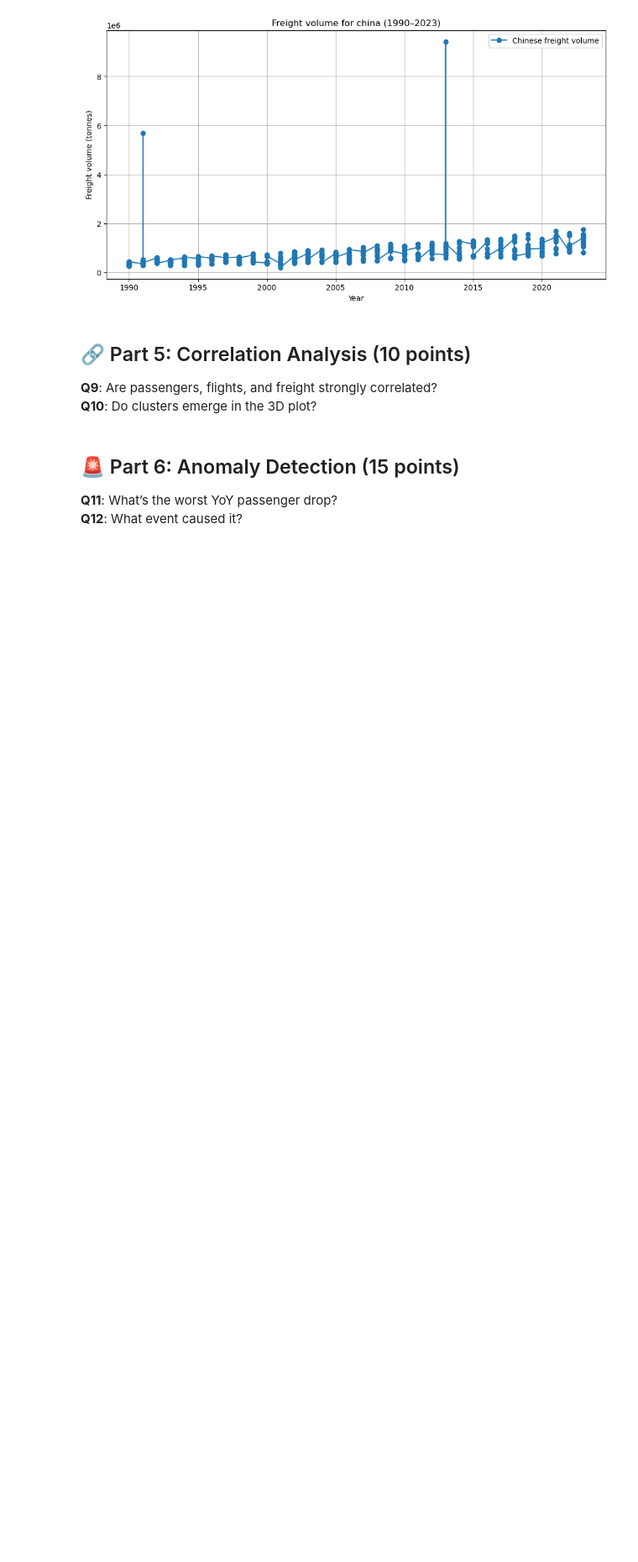
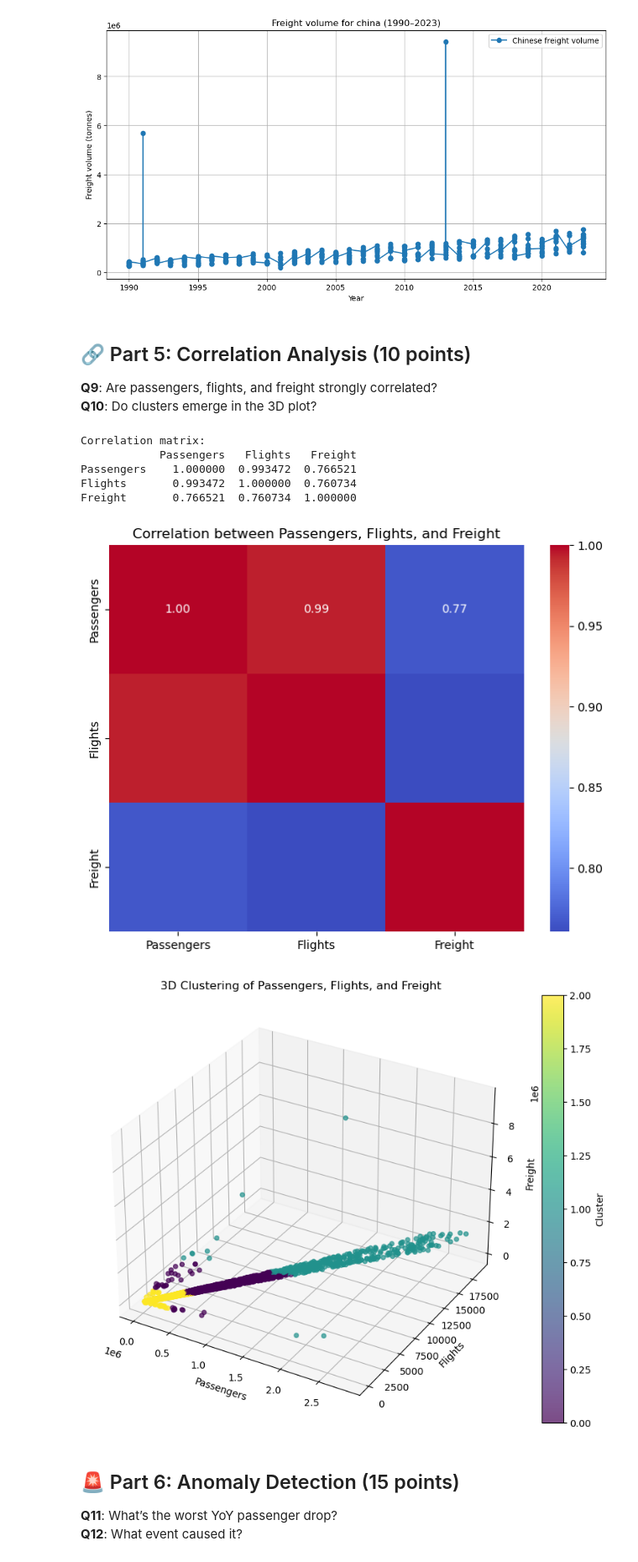
Before and after one commit to WRH-05/RobAI2, a Jupyter notebook: challenges/code/challenge-robai-1.ipynb, the cells around one changed output. Shown at 84% size. Drawn from its saved outputs; the diff is of its cells as text; code cells hidden in the pictures; blank space fills up the shorter version.

Commit message:
Implement code changes to enhance functionality and improve performance, anyways it's a fucking mess, my response order isn't in line witht the questions and some of my answers are still questionable.

```diff
--- a/challenges/code/challenge-robai-1.ipynb
+++ b/challenges/code/challenge-robai-1.ipynb
@@ -258,6 +281,43 @@ plt.show()
 ## 🔗 Part 5: Correlation Analysis (10 points)
  **Q9**: Are passengers, flights, and freight strongly correlated?
  **Q10**: Do clusters emerge in the 3D plot?
+# %%
+# Q9: Correlation analysis between Passengers, Flights, and Freight
+correlation_matrix = a[['Passengers', 'Flights', 'Freight']].corr()
+print("Correlation matrix:")
+print(correlation_matrix)
+
+# Visualize the correlation matrix using a heatmap
+plt.figure(figsize=(8, 6))
+sns.heatmap(correlation_matrix, annot=True, cmap='coolwarm', fmt='.2f')
+plt.title('Correlation between Passengers, Flights, and Freight')
+plt.show()
+
+# Q10: 3D clustering plot for Passengers, Flights, and Freight
+# Perform clustering (e.g., 3 clusters)
+kmeans = KMeans(n_clusters=3, random_state=42)
+a['Cluster'] = kmeans.fit_predict(a[['Passengers', 'Flights', 'Freight']].dropna())
+
+# 3D scatter plot
+fig = plt.figure(figsize=(10, 8))
+ax = fig.add_subplot(111, projection='3d')
+scatter = ax.scatter(
+    a['Passengers'], a['Flights'], a['Freight'], c=a['Cluster'], cmap='viridis', alpha=0.7
+)
+ax.set_xlabel('Passengers')
+ax.set_ylabel('Flights')
+ax.set_zlabel('Freight')
+plt.title('3D Clustering of Passengers, Flights, and Freight')
+plt.colorbar(scatter, label='Cluster')
+plt.show()
+# %% [output]
+Correlation matrix:
+            Passengers   Flights   Freight
+Passengers    1.000000  0.993472  0.766521
+Flights       0.993472  1.000000  0.760734
+Freight       0.766521  0.760734  1.000000
+[figure, added]
+[figure, added]
 # %% [markdown]
 ## 🚨 Part 6: Anomaly Detection (15 points)
  **Q11**: What’s the worst YoY passenger drop?
```
Also changed, not shown: parts of 5 cells of this notebook, 1 other file.
